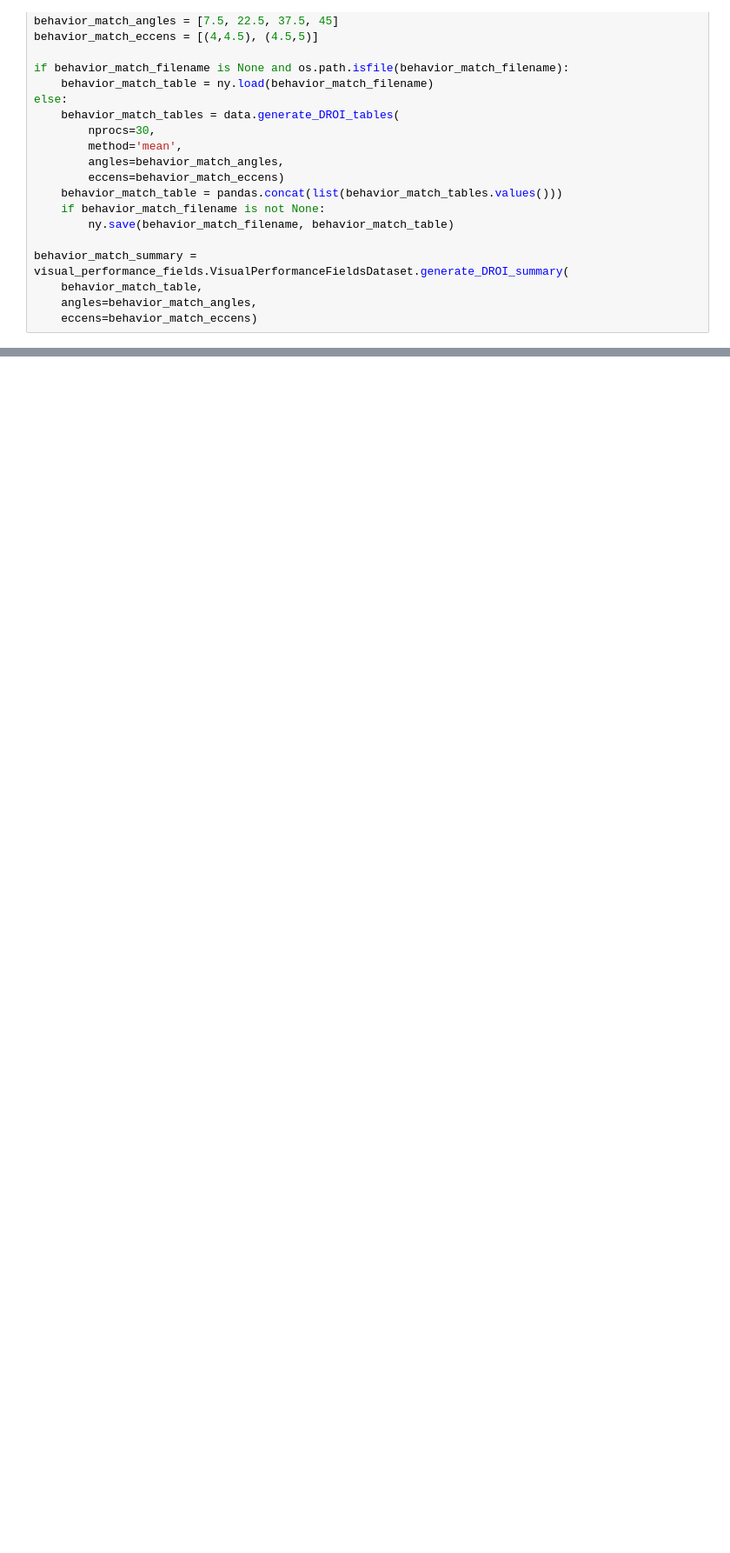
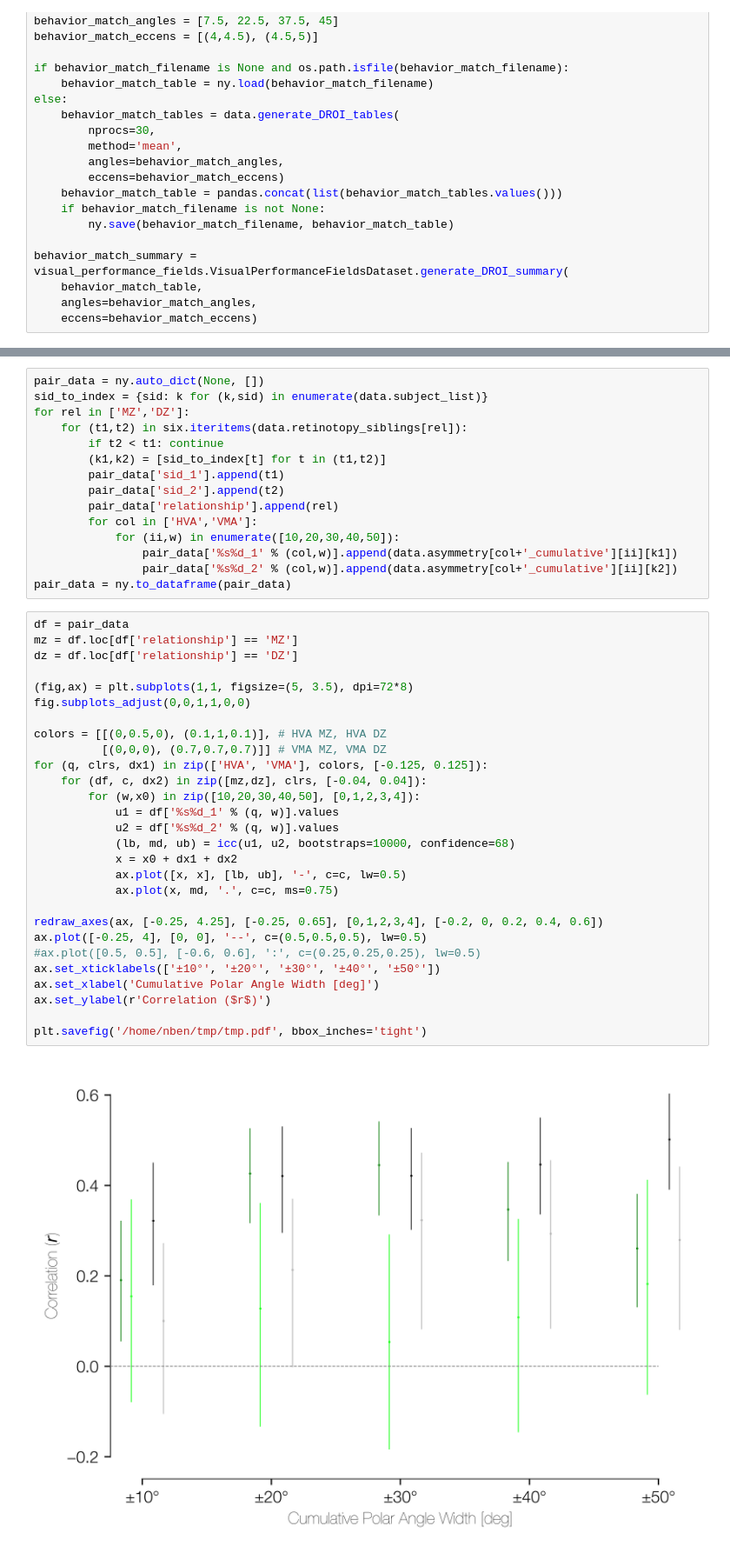
Before and after one commit to noahbenson/performance-fields, a Jupyter notebook: notebooks/performance-fields.ipynb, the cells around one changed output, grey strips where cells are left out. Shown at 87% size. Drawn from its saved outputs; the diff is of its cells as text; blank space fills up the shorter version.

```diff
--- a/notebooks/performance-fields.ipynb
+++ b/notebooks/performance-fields.ipynb
@@ -1116,0 +1260,45 @@ None
+# %%
+pair_data = ny.auto_dict(None, [])
+sid_to_index = {sid: k for (k,sid) in enumerate(data.subject_list)}
+for rel in ['MZ','DZ']:
+    for (t1,t2) in six.iteritems(data.retinotopy_siblings[rel]):
+        if t2 < t1: continue
+        (k1,k2) = [sid_to_index[t] for t in (t1,t2)]
+        pair_data['sid_1'].append(t1)
+        pair_data['sid_2'].append(t2)
+        pair_data['relationship'].append(rel)
+        for col in ['HVA','VMA']:
+            for (ii,w) in enumerate([10,20,30,40,50]):
+                pair_data['%s%d_1' % (col,w)].append(data.asymmetry[col+'_cumulative'][ii][k1])
+                pair_data['%s%d_2' % (col,w)].append(data.asymmetry[col+'_cumulative'][ii][k2])
+pair_data = ny.to_dataframe(pair_data)
+# %%
+df = pair_data
+mz = df.loc[df['relationship'] == 'MZ']
+dz = df.loc[df['relationship'] == 'DZ']
+
+(fig,ax) = plt.subplots(1,1, figsize=(5, 3.5), dpi=72*8)
+fig.subplots_adjust(0,0,1,1,0,0)
+
+colors = [[(0,0.5,0), (0.1,1,0.1)], # HVA MZ, HVA DZ
+          [(0,0,0), (0.7,0.7,0.7)]] # VMA MZ, VMA DZ
+for (q, clrs, dx1) in zip(['HVA', 'VMA'], colors, [-0.125, 0.125]):
+    for (df, c, dx2) in zip([mz,dz], clrs, [-0.04, 0.04]):
+        for (w,x0) in zip([10,20,30,40,50], [0,1,2,3,4]):
+            u1 = df['%s%d_1' % (q, w)].values
+            u2 = df['%s%d_2' % (q, w)].values
+            (lb, md, ub) = icc(u1, u2, bootstraps=10000, confidence=68)
+            x = x0 + dx1 + dx2
+            ax.plot([x, x], [lb, ub], '-', c=c, lw=0.5)
+            ax.plot(x, md, '.', c=c, ms=0.75)
+
+redraw_axes(ax, [-0.25, 4.25], [-0.25, 0.65], [0,1,2,3,4], [-0.2, 0, 0.2, 0.4, 0.6])
+ax.plot([-0.25, 4], [0, 0], '--', c=(0.5,0.5,0.5), lw=0.5)
+#ax.plot([0.5, 0.5], [-0.6, 0.6], ':', c=(0.25,0.25,0.25), lw=0.5)
+ax.set_xticklabels(['±10°', '±20°', '±30°', '±40°', '±50°'])
+ax.set_xlabel('Cumulative Polar Angle Width [deg]')
+ax.set_ylabel(r'Correlation ($r$)')
+
+plt.savefig('/home/nben/tmp/tmp.pdf', bbox_inches='tight')
+# %% [output]
+[figure, added]
```
Also changed, not shown: parts of 8 cells of this notebook.
